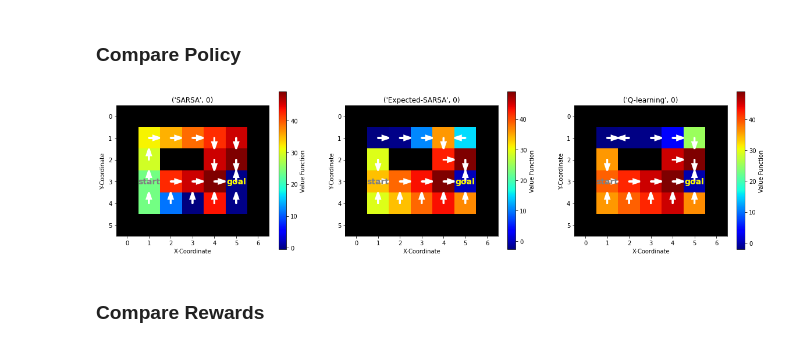
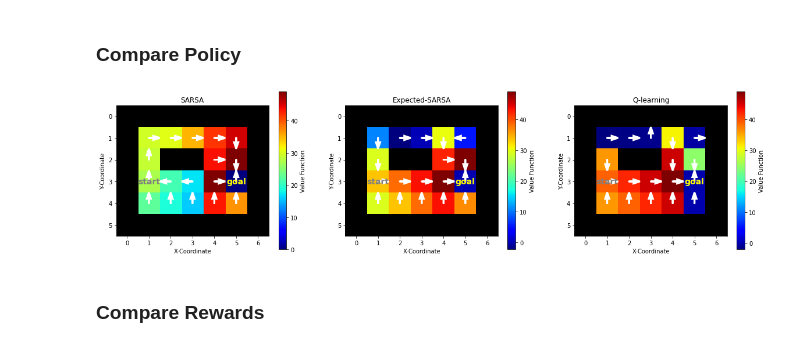
Before and after one commit to wijayajessica/AI_project, a Jupyter notebook: Evaluate Algorithm.ipynb, the cells around one changed output. Saved outputs shown, nothing was run; the diff lists cells and outputs as text; code cells hidden in the pictures.

```diff
--- a/Evaluate Algorithm.ipynb
+++ b/Evaluate Algorithm.ipynb
@@ -63,17 +63,16 @@ plt.show()
 # run 50 trials for each algorithm
 trials_by_algo_and_params = {}
 
-Q_initial = 0
 
 for method in ['SARSA', 'Expected-SARSA', 'Q-learning',]:
-    key = (method, Q_initial)
+    key = method
 
     t1 = time.time()
     print('Testing', key)
 
     trials_by_algo_and_params[key] = []
     for independent_run in range(50):
-        trials_by_algo_and_params[key].append(run_simulation(env, method, Q_initial=Q_initial))
+        trials_by_algo_and_params[key].append(run_simulation(env, method, Q_initial=0))
 
     t2 = time.time()
     print('Took {:.1f}s'.format(t2-t1))
@@ -91,11 +90,11 @@ Took 25.1s
 # %%
 # policy for cliffworld
 plt.figure(figsize=(20,5))
 for i, (key, vals) in enumerate(trials_by_algo_and_params.items()):
     plt.subplot(1,3,i+1, title=key)
-    plot_policy(env, vals[0]['Q']) #plot one of the policy
+    plot_policy(env, vals[1]['Q']) #plot one of the policy
 # %% [output]
-[figure, old version]
+[figure, new version]
 # %% [markdown]
 ### Compare Rewards
 # %%
```
Also changed, not shown: parts of 10 cells of this notebook, 1 other file.
